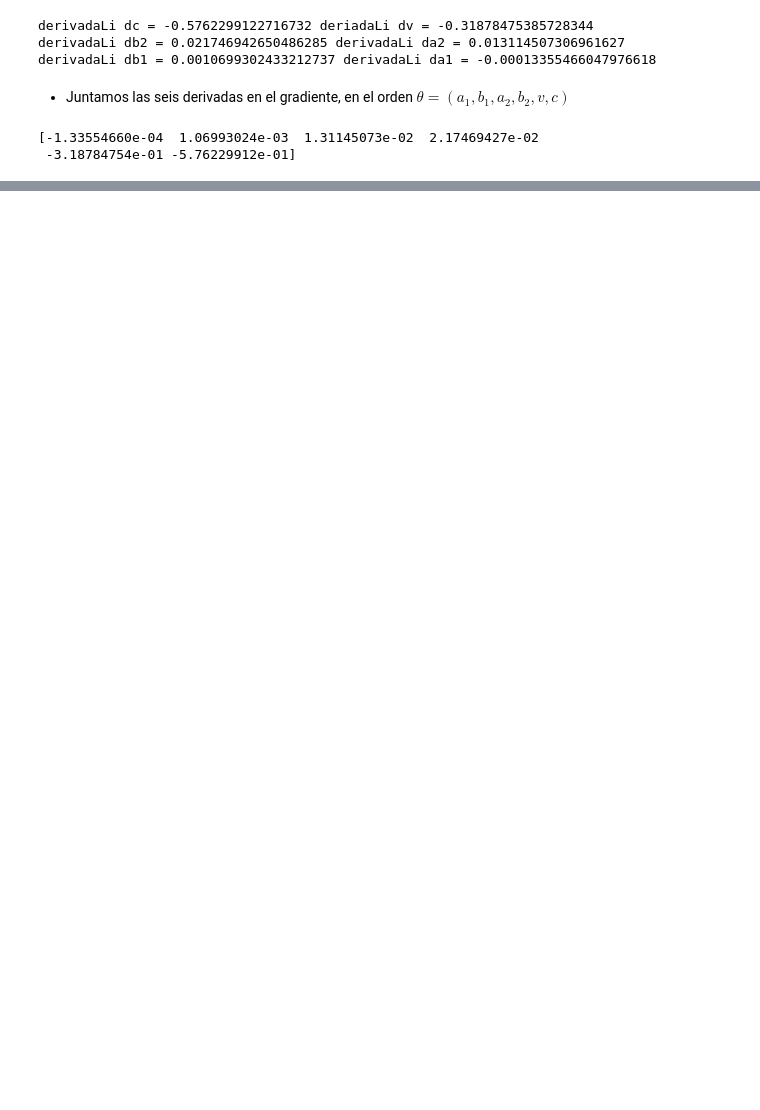
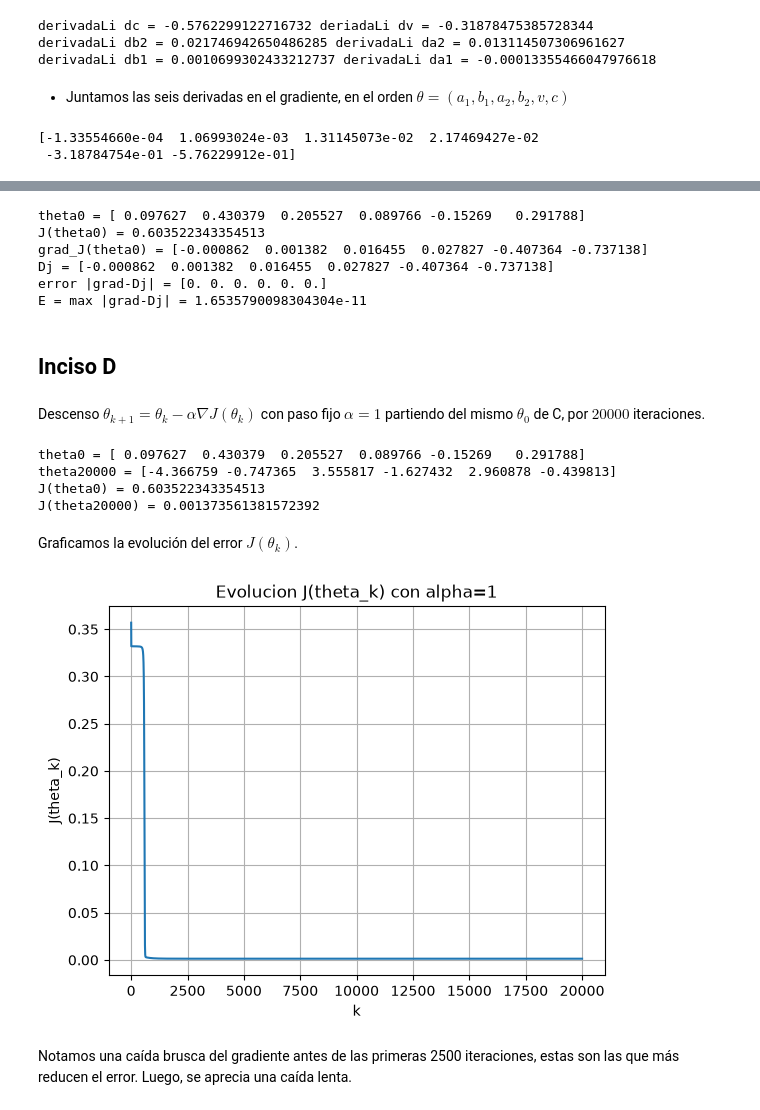
Before and after one commit to Sofiiahh/tarea-calculo-ds, a Jupyter notebook: Pregunta-2/P2-desarrollo.ipynb, the cells around one changed output, grey strips where cells are left out. Saved outputs shown, nothing was run; the diff lists cells and outputs as text; code cells hidden in the pictures; blank space fills up the shorter version.

```diff
--- a/Pregunta-2/P2-desarrollo.ipynb
+++ b/Pregunta-2/P2-desarrollo.ipynb
@@ -201,0 +271,64 @@ print(gradiente)
+# %%
+np.random.seed(0)
+theta0 = np.random.uniform(-1, 1, 6)
+print("theta0 =", np.round(theta0, 6))
+print("J(theta0) =", J(theta0))
+g0 = grad_J(theta0)
+print("grad_J(theta0) =", np.round(g0, 6))
+
+h = 10**-5
+D = np.zeros(6)
+for j in range(6):
+    ej = np.zeros(6); ej[j] = 1
+    D[j] = (J(theta0 + h*ej) - J(theta0 - h*ej)) / (2*h)
+print("Dj =", np.round(D, 6))
+print("error |grad-Dj| =", np.round(np.abs(g0 - D), 10))
+E = np.max(np.abs(g0 - D))
+print("E = max |grad-Dj| =", E)
+# %% [output]
+theta0 = [ 0.097627  0.430379  0.205527  0.089766 -0.15269   0.291788]
+J(theta0) = 0.603522343354513
+grad_J(theta0) = [-0.000862  0.001382  0.016455  0.027827 -0.407364 -0.737138]
+Dj = [-0.000862  0.001382  0.016455  0.027827 -0.407364 -0.737138]
+error |grad-Dj| = [0. 0. 0. 0. 0. 0.]
+E = max |grad-Dj| = 1.6535790098304304e-11
+# %% [markdown]
+## Inciso D
+# %% [markdown]
+Descenso $\theta_{k+1}=\theta_k - \alpha \nabla J(\theta_k)$ con paso fijo $\alpha=1$ partiendo del mismo $\theta_0$ de C, por $20000$ iteraciones.
+# %%
+import matplotlib.pyplot as plt
+
+alpha = 1.0
+max_iter = 20000
+theta = theta0.copy()
+hist_J = np.zeros(max_iter)
+
+for k in range(max_iter):
+    g = grad_J(theta)
+    theta = theta - alpha * g
+    hist_J[k] = J(theta)
+
+print("theta0 =", np.round(theta0,6))
+print("theta20000 =", np.round(theta,6))
+print("J(theta0) =", J(theta0))
+print("J(theta20000) =", hist_J[-1])
+# %% [output]
+theta0 = [ 0.097627  0.430379  0.205527  0.089766 -0.15269   0.291788]
+theta20000 = [-4.366759 -0.747365  3.555817 -1.627432  2.960878 -0.439813]
+J(theta0) = 0.603522343354513
+J(theta20000) = 0.001373561381572392
+# %% [markdown]
+Graficamos la evolución del error $J(\theta_k)$.
+# %%
+plt.figure()
+plt.plot(hist_J)
+plt.xlabel("k")
+plt.ylabel("J(theta_k)")
+plt.title("Evolucion J(theta_k) con alpha=1")
+plt.grid(True)
+plt.show()
+# %% [output]
+[figure, added]
+# %% [markdown]
+Notamos una caída brusca del gradiente antes de las primeras 2500 iteraciones, estas son las que más reducen el error. Luego, se aprecia una caída lenta.
```
Also changed, not shown: parts of 39 cells of this notebook, 3 other files.
